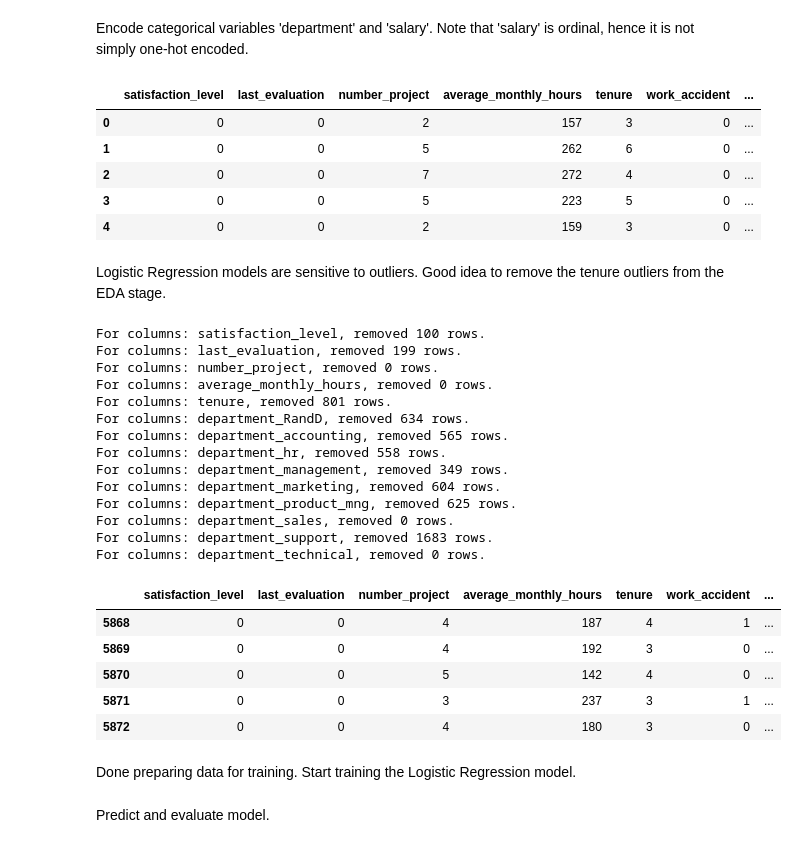
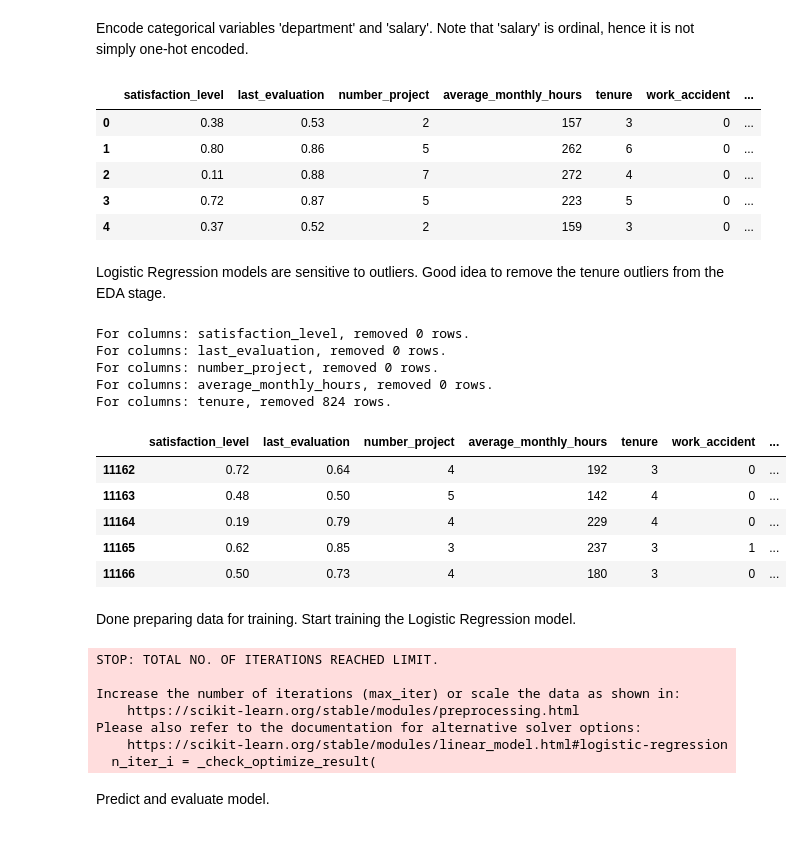
Before and after one commit to airrehn/HR-Analytics-Analysis, a Jupyter notebook: Project.ipynb, the cells around one changed output. Cells and saved outputs as stored; diff of their text form; code cells hidden in the pictures.

```diff
--- a/Project.ipynb
+++ b/Project.ipynb
@@ -356,61 +356,56 @@ df2['salary'] = (
     )
 
 # one-hot encode the remaining categorical columns (only 'department' left)
-df2 = pd.get_dummies(df2, drop_first = True) # encoded, however shows True or False for the encoded columns,
-# instead of 1s and 0s.
-df2 = df2.astype(int) # This forces them to become 1s and 0s.
+df2 = pd.get_dummies(df2, drop_first = True) # While it shows True or False, instead of encoded 1s or 0s.
+# Most ML models including scikit-learn implicitly converts to 1s and 0s during computation.
 
 df2.head()
 # %% [output]
 |  | satisfaction_level | last_evaluation | number_project | average_monthly_hours | tenure | work_accident | ... |
-| 0 | 0 | 0 | 2 | 157 | 3 | 0 | ... |
-| 1 | 0 | 0 | 5 | 262 | 6 | 0 | ... |
-| 2 | 0 | 0 | 7 | 272 | 4 | 0 | ... |
-| 3 | 0 | 0 | 5 | 223 | 5 | 0 | ... |
-| 4 | 0 | 0 | 2 | 159 | 3 | 0 | ... |
+| 0 | 0.38 | 0.53 | 2 | 157 | 3 | 0 | ... |
+| 1 | 0.80 | 0.86 | 5 | 262 | 6 | 0 | ... |
+| 2 | 0.11 | 0.88 | 7 | 272 | 4 | 0 | ... |
+| 3 | 0.72 | 0.87 | 5 | 223 | 5 | 0 | ... |
+| 4 | 0.37 | 0.52 | 2 | 159 | 3 | 0 | ... |
 # %% [markdown]
 Logistic Regression models are sensitive to outliers. Good idea to remove the tenure outliers from the EDA stage.
 # %%
 def remove_outliers(df) -> pd.DataFrame:
-    numeric_columns = df.select_dtypes(include='number').drop(['work_accident', 'left', 'promotion_last_5years', 'salary'], axis = 1).columns
+    numeric_columns = df.select_dtypes(include='number').columns
+
+    def is_binary_col(col):
+        return set(df[col].unique()) <= {0,1,2}
+
     for col in numeric_columns:
-        org_len = len(df)
-        Q1 = df[col].quantile(0.25)
-        Q3 = df[col].quantile(0.75)
-        IQR = Q3-Q1
+        if not is_binary_col(col):
+            org_len = len(df)
+            Q1 = df[col].quantile(0.25)
+            Q3 = df[col].quantile(0.75)
+            IQR = Q3-Q1
 
-        lowerlimit = Q1  - 1.5 * IQR
-        upperlimit = Q3  + 1.5 * IQR
+            lowerlimit = Q1  - 1.5 * IQR
+            upperlimit = Q3  + 1.5 * IQR
 
-        df = df[(df[col] <= upperlimit) & (df[col] >= lowerlimit)]
-        final_len = len(df)
+            df = df[(df[col] <= upperlimit) & (df[col] >= lowerlimit)]
+            final_len = len(df)
 
-        print(f'For columns: {col}, removed {org_len-final_len} rows.')
+            print(f'For columns: {col}, removed {org_len-final_len} rows.')
     return df
 
 df3 = remove_outliers(df2).reset_index(drop= True)
 df3.tail()
 # %% [output]
-For columns: satisfaction_level, removed 100 rows.
-For columns: last_evaluation, removed 199 rows.
+For columns: satisfaction_level, removed 0 rows.
+For columns: last_evaluation, removed 0 rows.
 For columns: number_project, removed 0 rows.
 For columns: average_monthly_hours, removed 0 rows.
-For columns: tenure, removed 801 rows.
-For columns: department_RandD, removed 634 rows.
-For columns: department_accounting, removed 565 rows.
-For columns: department_hr, removed 558 rows.
-For columns: department_management, removed 349 rows.
-For columns: department_marketing, removed 604 rows.
-For columns: department_product_mng, removed 625 rows.
-For columns: department_sales, removed 0 rows.
-For columns: department_support, removed 1683 rows.
-For columns: department_technical, removed 0 rows.
+For columns: tenure, removed 824 rows.
 |  | satisfaction_level | last_evaluation | number_project | average_monthly_hours | tenure | work_accident | ... |
-| 5868 | 0 | 0 | 4 | 187 | 4 | 1 | ... |
-| 5869 | 0 | 0 | 4 | 192 | 3 | 0 | ... |
-| 5870 | 0 | 0 | 5 | 142 | 4 | 0 | ... |
-| 5871 | 0 | 0 | 3 | 237 | 3 | 1 | ... |
-| 5872 | 0 | 0 | 4 | 180 | 3 | 0 | ... |
+| 11162 | 0.72 | 0.64 | 4 | 192 | 3 | 0 | ... |
+| 11163 | 0.48 | 0.50 | 5 | 142 | 4 | 0 | ... |
+| 11164 | 0.19 | 0.79 | 4 | 229 | 4 | 0 | ... |
+| 11165 | 0.62 | 0.85 | 3 | 237 | 3 | 1 | ... |
+| 11166 | 0.50 | 0.73 | 4 | 180 | 3 | 0 | ... |
 # %% [markdown]
 Done preparing data for training. Start training the Logistic Regression model.
 # %%
@@ -426,6 +421,14 @@ x_train, x_test, y_train, y_test = train_test_split(
     )
 
 LReg_model = LogisticRegression(random_state=69, max_iter=500).fit(x_train, y_train)
+# %% [output]
+STOP: TOTAL NO. OF ITERATIONS REACHED LIMIT.
+
+Increase the number of iterations (max_iter) or scale the data as shown in:
+    https://scikit-learn.org/stable/modules/preprocessing.html
+Please also refer to the documentation for alternative solver options:
+    https://scikit-learn.org/stable/modules/linear_model.html#logistic-regression
+  n_iter_i = _check_optimize_result(
 # %% [markdown]
 Predict and evaluate model.
 # %%
```
Also changed, not shown: parts of 4 cells of this notebook.
